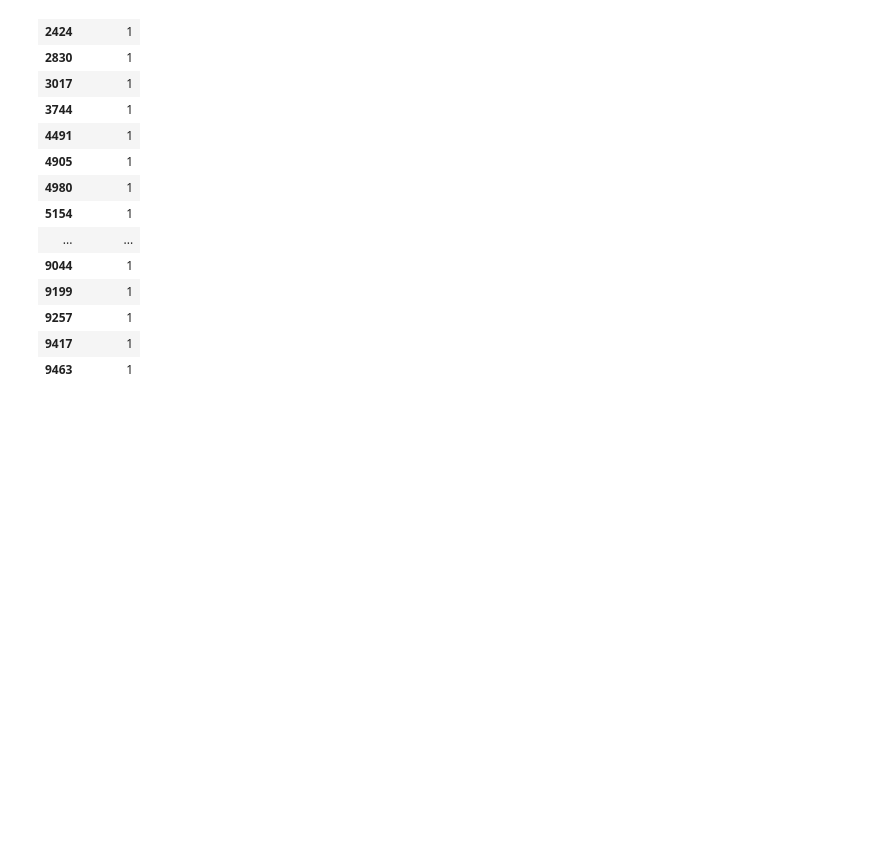
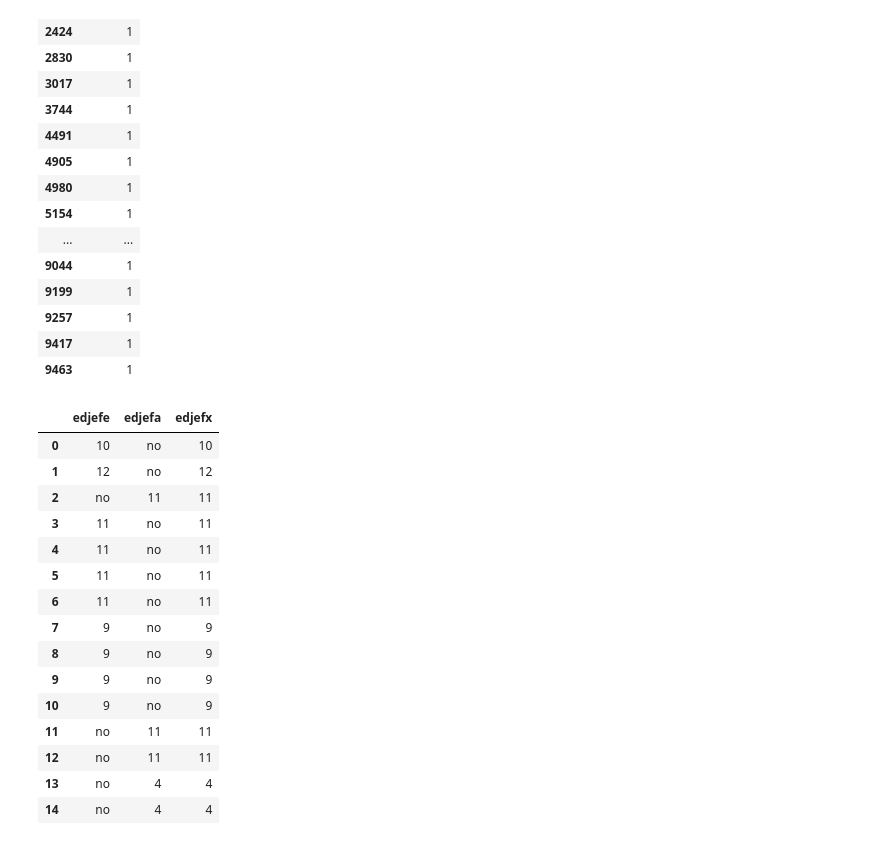
Before and after one commit to kapilashu/Data-Science-Assignment-2, a Jupyter notebook: Assignment 3_Kaggle_Ashu Kapil.ipynb, the cells around one changed output. Cells and saved outputs as stored; diff of their text form; code cells hidden in the pictures; blank space fills up the shorter version.

```diff
--- a/Assignment 3_Kaggle_Ashu Kapil.ipynb
+++ b/Assignment 3_Kaggle_Ashu Kapil.ipynb
@@ -199,3 +199,32 @@ data[(data['edjefe']=='yes') & data['parentesco1']==1][['escolari']]
 | 9257 | 1 |
 | 9417 | 1 |
 | 9463 | 1 |
+# %%
+conditions = [
+    (data['edjefe']=='no') & (data['edjefa']=='no'), #both no
+    (data['edjefe']=='yes') & (data['edjefa']=='no'), # yes and no
+    (data['edjefe']=='no') & (data['edjefa']=='yes'), #no and yes
+    (data['edjefe']!='no') & (data['edjefe']!='yes') & (data['edjefa']=='no'), # number and no
+    (data['edjefe']=='no') & (data['edjefa']!='no') # no and number
+]
+choices = [0, 1, 1, data['edjefe'], data['edjefa']]
+data['edjefx']=np.select(conditions, choices)
+data['edjefx']=data['edjefx'].astype(int)
+data[['edjefe', 'edjefa', 'edjefx']][:15]
+# %% [output]
+|  | edjefe | edjefa | edjefx |
+| 0 | 10 | no | 10 |
+| 1 | 12 | no | 12 |
+| 2 | no | 11 | 11 |
+| 3 | 11 | no | 11 |
+| 4 | 11 | no | 11 |
+| 5 | 11 | no | 11 |
+| 6 | 11 | no | 11 |
+| 7 | 9 | no | 9 |
+| 8 | 9 | no | 9 |
+| 9 | 9 | no | 9 |
+| 10 | 9 | no | 9 |
+| 11 | no | 11 | 11 |
+| 12 | no | 11 | 11 |
+| 13 | no | 4 | 4 |
+| 14 | no | 4 | 4 |
```
Also changed, not shown: parts of 12 cells of this notebook.
